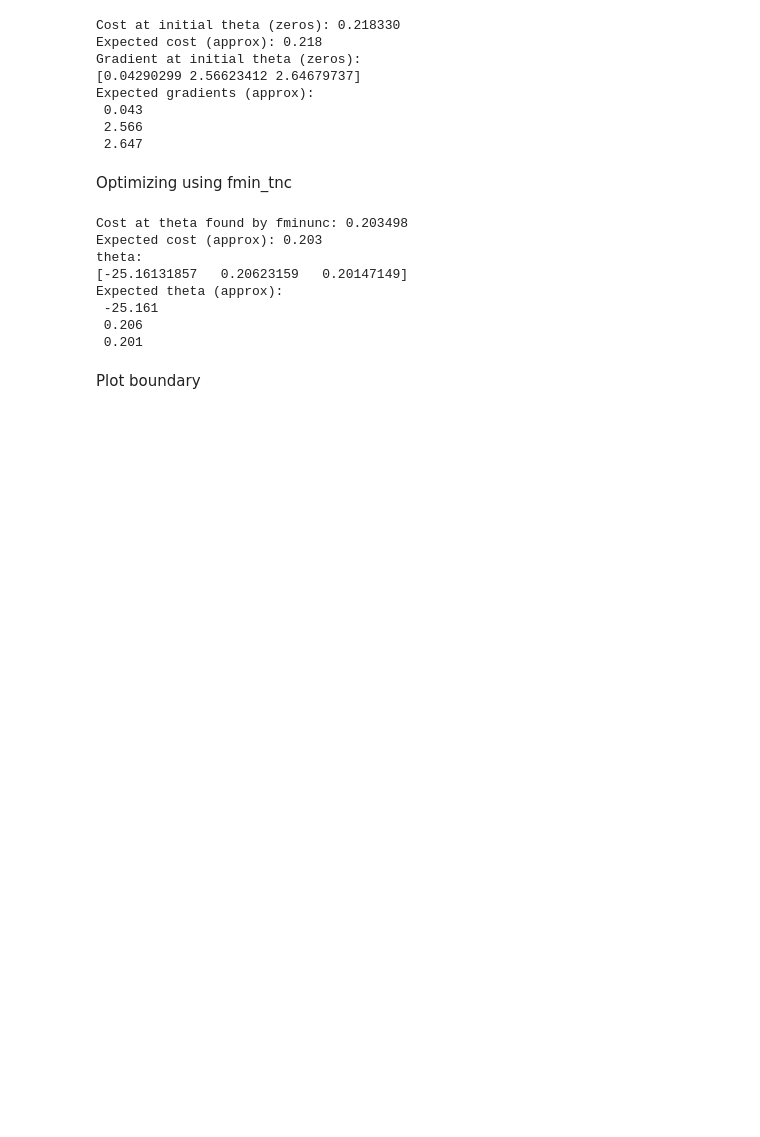
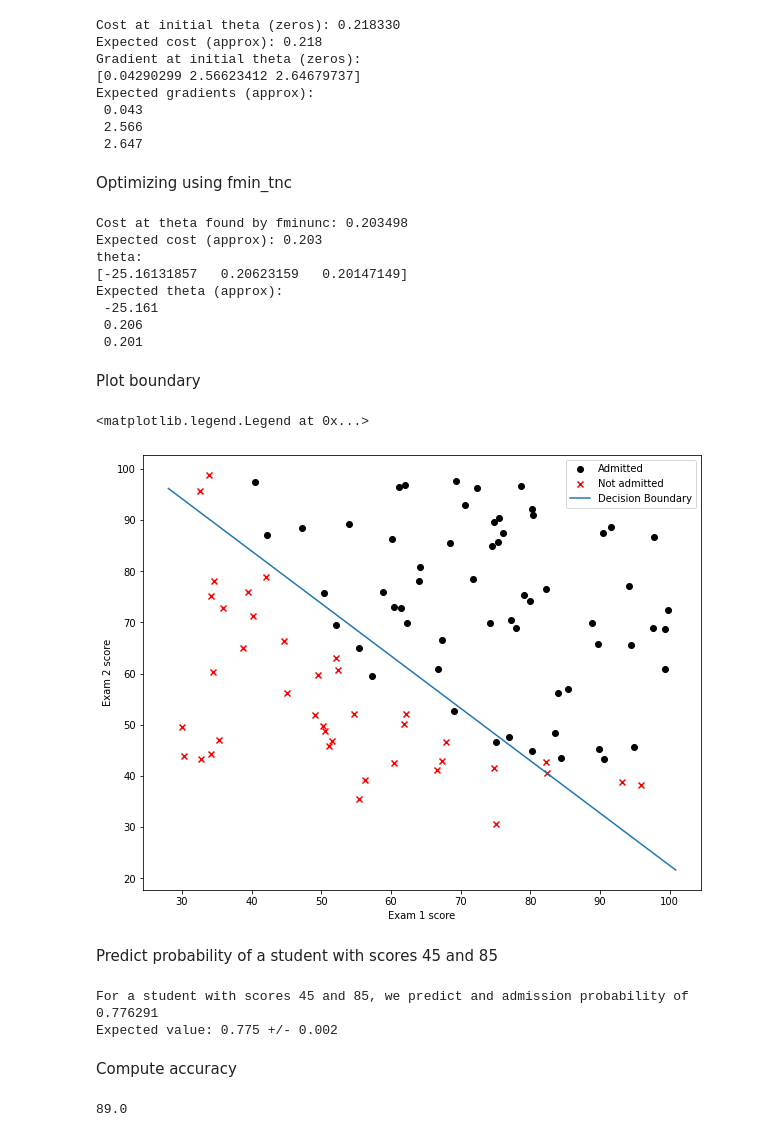
Before and after one commit to georgetruong/stanford-ml, a Jupyter notebook: ex2-logistic-regression/ex2.ipynb, the cells around one changed output. Drawn from its saved outputs; the diff is of its cells as text; code cells hidden in the pictures; blank space fills up the shorter version.

Commit message:
Plot decision boundary, make prediction, and assess accuracy

```diff
--- a/ex2-logistic-regression/ex2.ipynb
+++ b/ex2-logistic-regression/ex2.ipynb
@@ -118,7 +118,7 @@ Expected gradients (approx):
 # %% [markdown]
 Optimizing using fmin_tnc
 # %%
-results = opt.fmin_tnc(func=cost_fn, x0=theta, fprime=grad_fn, args=(X, y))
+results = opt.fmin_tnc(func=cost_fn, x0=initial_theta, fprime=grad_fn, args=(X, y))
 
 theta_opt = results[0]
 cost = cost_fn(results[0], X, y)
@@ -140,3 +140,57 @@ Expected theta (approx):
  0.201
 # %% [markdown]
 Plot boundary
+# %%
+# Find all data points with positive and negative results respectively
+pos = data[data['Admitted'].isin([1])]
+neg = data[data['Admitted'].isin([0])]
+
+# Plot data
+fig, ax = plt.subplots(figsize=(10, 8))
+ax.scatter(pos['Exam 1'], pos['Exam 2'], marker='o', color='black', label='Admitted')
+ax.scatter(neg['Exam 1'], neg['Exam 2'], marker='x', color='red', label='Not admitted')
+
+# Calculate x and y values for decision boundary
+plot_x = [np.min(X[:,1]-2), np.max(X[:,2]+2)]
+plot_y = (-1/theta_opt[2]) * (theta_opt[0] + np.dot(theta_opt[1], plot_x))
+
+# Plot decision boundary
+ax.plot(plot_x, plot_y, label="Decision Boundary")
+
+# Set plot details
+ax.set_xlabel('Exam 1 score')
+ax.set_ylabel('Exam 2 score')
+ax.legend()
+# %% [output]
+<matplotlib.legend.Legend at 0x...>
+[figure, added]
+# %% [markdown]
+Predict probability of a student with scores 45 and 85
+# %%
+prob = sigmoid([1, 45, 85] @ theta_opt)
+
+print('For a student with scores 45 and 85, we predict and admission probability of %f' % prob)
+print('Expected value: 0.775 +/- 0.002')
+# %% [output]
+For a student with scores 45 and 85, we predict and admission probability of 0.776291
+Expected value: 0.775 +/- 0.002
+# %% [markdown]
+Compute accuracy
+# %%
+def predict(theta, X):
+    m, n = X.shape
+    p = np.zeros(m)
+    z = X @ theta
+    threshholds = sigmoid(z)
+    for i in range(m):
+        p[i] = 1 if threshholds[i] >= 0.5 else 0
+
+    return p
+
+p = predict(theta_opt, X)
+accuracy = np.mean(p == y) * 100
+
+print('Train accuracy: %f' % accuracy)
+print('Expected accuracy (approx): 89.0')
+# %% [output]
+89.0
```
